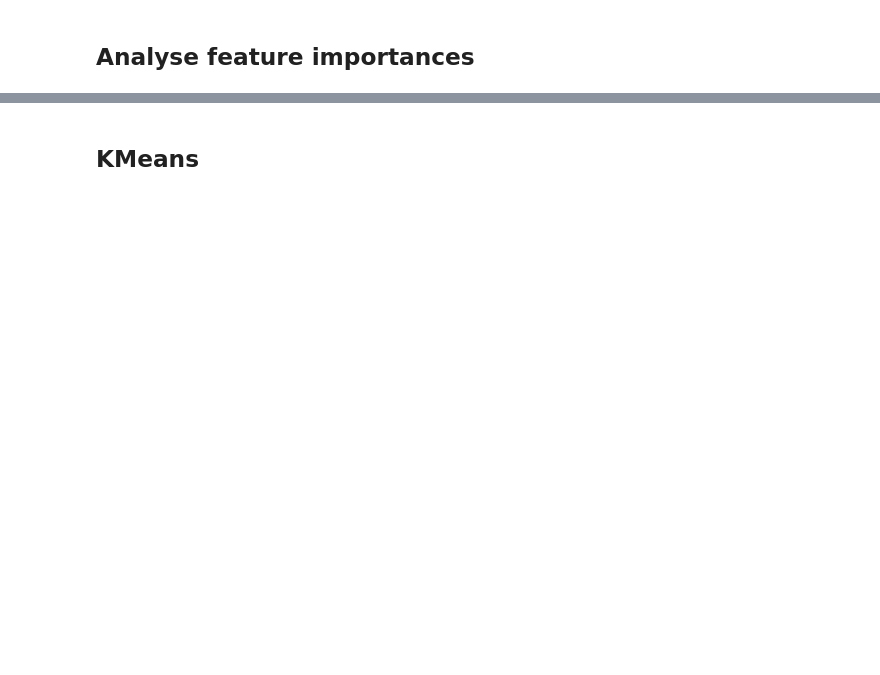
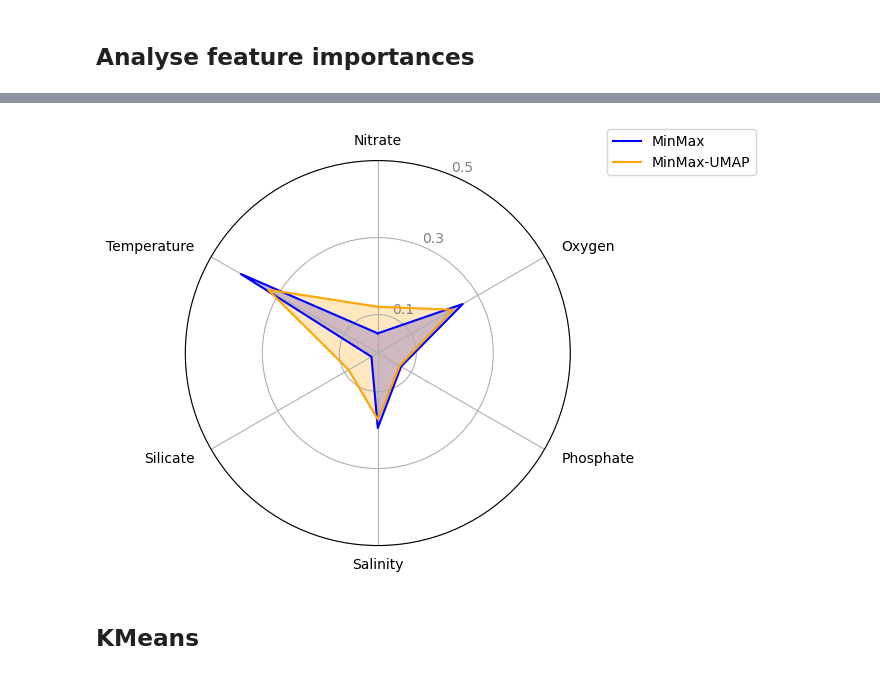
Before and after one commit to y-jenniges/ocean_clustering_and_validation, a Jupyter notebook: clustering_experiments/feature_importance.ipynb, the cells around one changed output, grey strips where cells are left out. Saved outputs shown, nothing was run; the diff lists cells and outputs as text; code cells hidden in the pictures; blank space fills up the shorter version.

```diff
--- a/clustering_experiments/feature_importance.ipynb
+++ b/clustering_experiments/feature_importance.ipynb
@@ -92,6 +92,15 @@ umap_cols = [f"e{i}" for i in range(hyp_config.umap_hyps["n_components"])]
 #         temp = pd.read_csv(filename)
 
 #     return temp
+# %%
+def smart_max_depth(n_clusters, class_limit=400, multiplier=1.5, depth_cap=20):
+    """ Define max_depth for the RandomForestClassifier in a ressource efficient way. """
+    if n_clusters <= class_limit:
+        max_depth = None
+    else:
+        max_depth = min(depth_cap, int(np.log2(n_clusters) * multiplier))
+
+    return max_depth
 # %%
 # Feature importance for all hyperparameter combinations
 for cluster_name, (ClusterAlgo, param_grid) in config.algorithms_and_hyps.items():
@@ -311,2 +289,58 @@ plt.show()
+# %%
+# Spider plot for final hyperparameter combinations
+
+# Concat all feature importances from final hyperparameter combinations
+temp = pd.concat([fi.query(get_query_string_hyps_filter(hyp_config.kmeans_original_hyps, preproc="minmax", algorithm="kmeans", float_tol=1e-8)),
+                  fi.query(get_query_string_hyps_filter(hyp_config.kmeans_umap_hyps, preproc="minmax_umap", algorithm="kmeans", float_tol=1e-8)),
+                  fi.query(get_query_string_hyps_filter(hyp_config.ward_original_hyps, preproc="minmax", algorithm="ward", float_tol=1e-8)),
+                  fi.query(get_query_string_hyps_filter(hyp_config.ward_umap_hyps, preproc="minmax_umap", algorithm="ward", float_tol=1e-8)),
+                  # fi.query(get_query_string_hyps_filter(hyp_config.dbscan_original_hyps, preproc="minmax", algorithm="dbscan", float_tol=1e-8)),
+                  # fi.query(get_query_string_hyps_filter(hyp_config.dbscan_umap_hyps, preproc="minmax_umap", algorithm="dbscan", float_tol=1e-8))
+                 ])
+
+# Compute mean importance by data type
+radar_data = temp[['parameter', 'importance', 'preprocessing']].groupby(["parameter", "preprocessing"]).mean().reset_index()
+radar_original = radar_data[radar_data["preprocessing"] == "minmax"].set_index("parameter")["importance"]
+radar_embedded = radar_data[radar_data["preprocessing"] == "minmax_umap"].set_index("parameter")["importance"]
+
+# Radar chart preparation
+categories = radar_original.index.tolist()
+num_vars = len(categories)
+angles = np.linspace(0, 2 * np.pi, num_vars, endpoint=False).tolist()
+angles += angles[:1]  # Close the loop
+
+# Plot
+fig, ax = plt.subplots(figsize=(5, 5), subplot_kw=dict(polar=True))
+ax.plot(angles, radar_original.tolist() + radar_original[:1].tolist(), label="MinMax", color="blue")
+ax.fill(angles, radar_original.tolist() + radar_original[:1].tolist(), alpha=0.25, color="blue")
+ax.plot(angles, radar_embedded.tolist() + radar_embedded[:1].tolist(), label="MinMax-UMAP", color="orange")
+ax.fill(angles, radar_embedded.tolist() + radar_embedded[:1].tolist(), alpha=0.25, color="orange")
+
+# Formatting
+# ax.set_title("Feature Importance Distribution: Original vs. Embedded Data")#, size=10, pad=20)
+ax.set_theta_offset(np.pi / 2)
+ax.set_theta_direction(-1)
+
+ax.set_xticks(angles[:-1])
+ax.set_xticklabels(categories, ha='center')  # You can change fontsize or alignment for clarity
+
+# Use external padding for labels
+for label, angle in zip(ax.get_xticklabels(), angles):
+    if angle in (0, np.pi):  # Top and bottom labels
+        label.set_verticalalignment('center')
+    elif 0 < angle < np.pi:  # Right-side labels
+        label.set_horizontalalignment('left')
+    else:  # Left-side labels
+        label.set_horizontalalignment('right')
+
+ax.set_yticks([0.1, 0.3, 0.5])
+ax.set_yticklabels(["0.1", "0.3", "0.5"], color="gray")#, size=10)
+plt.legend(loc="upper right", bbox_to_anchor=(1.5, 1.1))
+
+#plt.tight_layout()
+# plt.savefig(f"{output_dir_high_res}feature_importance_data_comparison.png", bbox_inches="tight", dpi=1000)
+plt.show()
+# %% [output]
+[figure, added]
 # %% [markdown]
 ## KMeans
```
Also changed, not shown: parts of 19 cells of this notebook.
